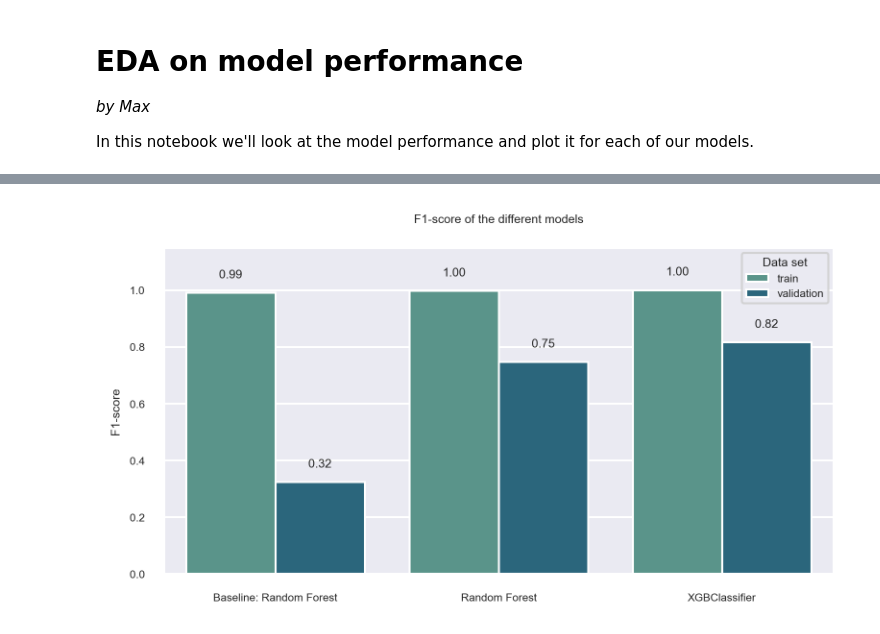
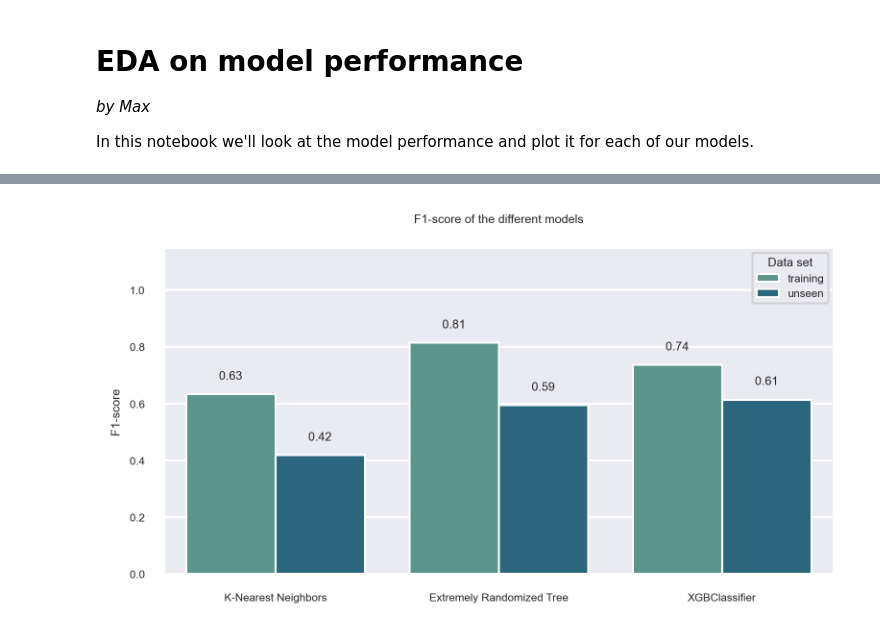
Before and after one commit to Fbehr-data/Radiant-Earth-Spot-Crop, a Jupyter notebook: notebooks/EDA_model_performance.ipynb, the cells around one changed output, grey strips where cells are left out. Cells and saved outputs as stored; diff of their text form; code cells hidden in the pictures.

Commit message:
Worked on the plots for the final presentation.

```diff
--- a/notebooks/EDA_model_performance.ipynb
+++ b/notebooks/EDA_model_performance.ipynb
@@ -76,0 +41,8 @@ performance_data
+# %%
+model_f1 = {
+    "model":["K-Nearest Neighbors", "K-Nearest Neighbors", "Extremely Randomized Tree", "Extremely Randomized Tree", "XGBClassifier", "XGBClassifier"],
+    "data_typ":["training", "unseen", "training", "unseen", "training", "unseen"],
+    "f1_score": [0.633, 0.418, 0.814, 0.594, 0.736, 0.614]
+}
+f1_data = pd.DataFrame(model_f1)
+f1_data
@@ -77,28 +57,28 @@ performance_data
 # %%
 # create a color map for the two data types
 cmap = sns.color_palette("crest", 2)
-ax = sns.barplot(data=model_performance, x="model", y="f1_score", hue="data_typ", palette=cmap)
+ax = sns.barplot(data=model_f1, x="model", y="f1_score", hue="data_typ", palette=cmap)
 
 # do the annotation on each bar
 for bar in ax.patches:
     ax.annotate(format(bar.get_height(), '.2f'),
                     (bar.get_x() + bar.get_width() / 2., bar.get_height()),
                     ha = 'center', va = 'center',
                     xytext = (0, 9),
                     textcoords = 'offset points')
 
 # set chart labels
 ax.set_title('F1-score of the different models\n')
 ax.set_xlabel('')
 ax.set_ylabel('F1-score')
 
 # set the ticket labels
 plt.legend(title='Data set')
 plt.yticks(rotation=0)
 plt.ylim(0, 1.15)
 plt.xticks(rotation=0, horizontalalignment='center')
 
 # display the bar chart of the label accuracies
 plt.show()
 # %% [output]
-[figure, old version]
+[figure, new version]
```
Also changed, not shown: parts of 6 cells of this notebook, 8 other files.
